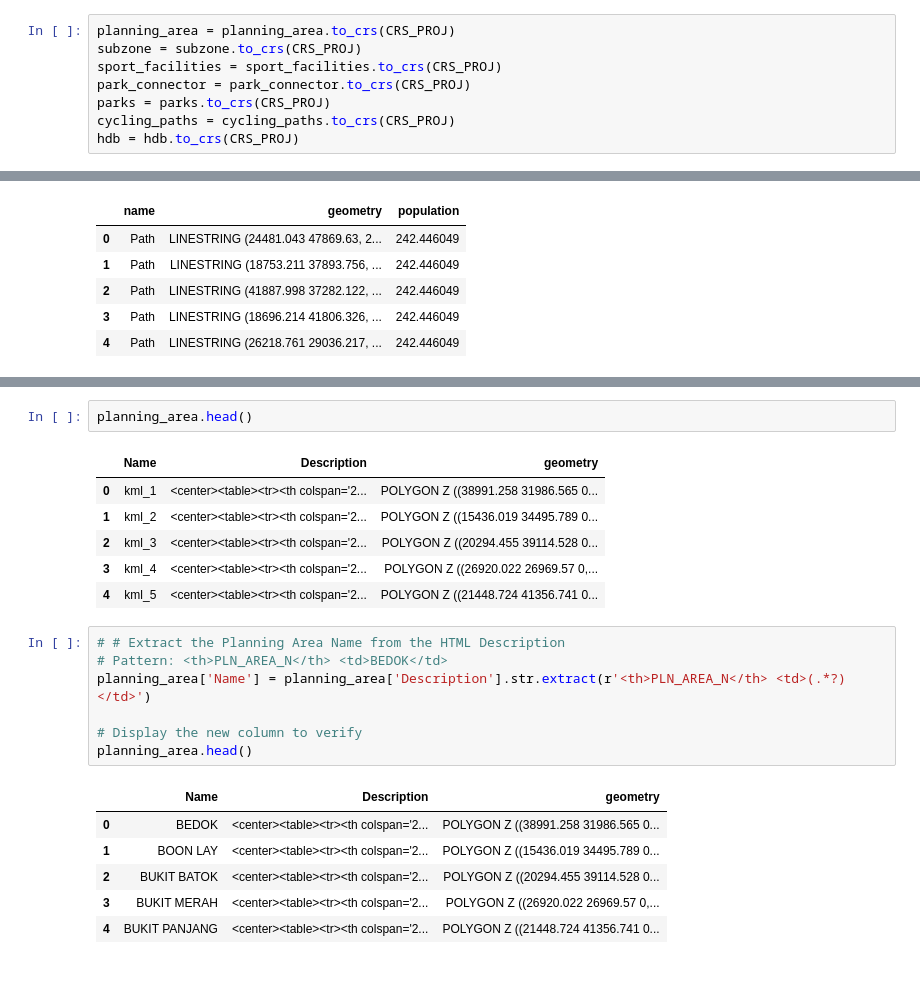
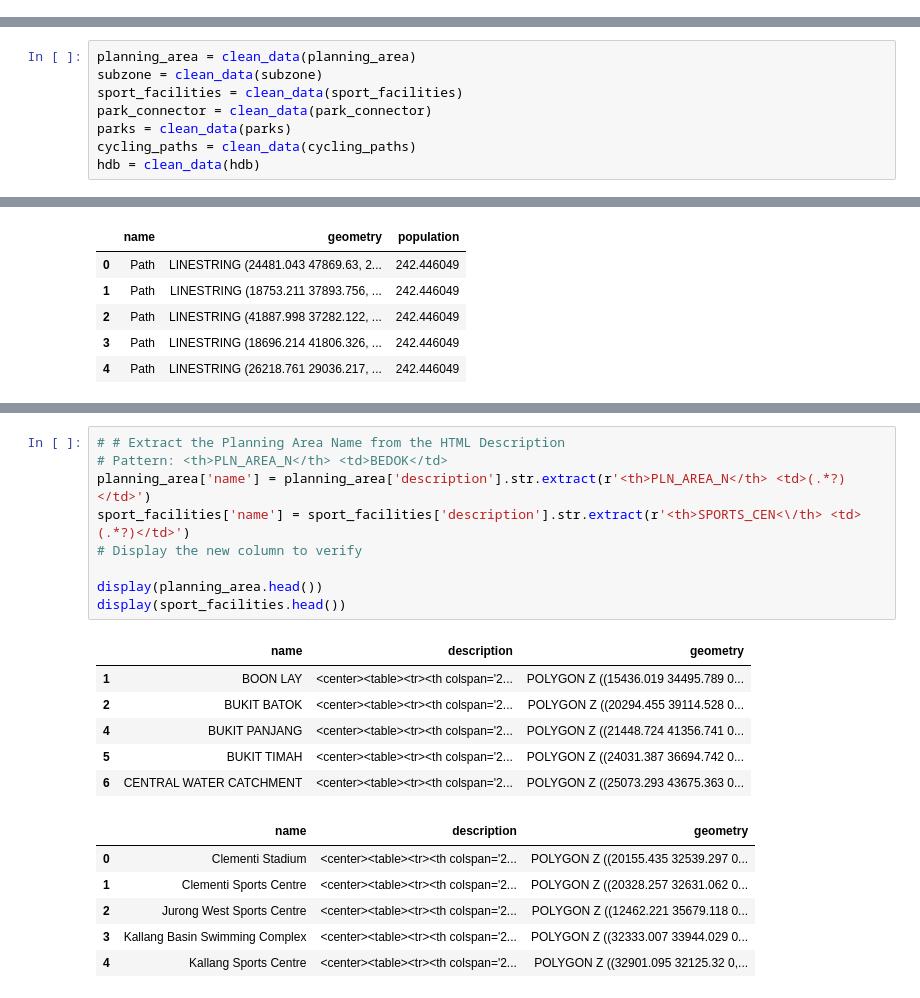
Before and after one commit to ziqiqiiii/Spatial_Equity_Analysis, a Jupyter notebook: notebooks/01_Data_Prep.ipynb, the cells around one changed output, grey strips where cells are left out. Saved outputs shown, nothing was run; the diff lists cells and outputs as text.

```diff
--- a/notebooks/01_Data_Prep.ipynb
+++ b/notebooks/01_Data_Prep.ipynb
@@ -20,11 +21,3 @@ parks = gpd.read_file(f"{raw_path}NParksParksandNatureReserves.geojson")
 park_connector = gpd.read_file(f"{raw_path}ParkConnectorLoop.geojson")
 cycling_paths = gpd.read_file(f"{raw_path}CyclingPathNetwork.geojson")
 hdb = gpd.read_file(f"{raw_path}HDBExistingBuilding.geojson")
-# %%
-planning_area = planning_area.to_crs(CRS_PROJ)
-subzone = subzone.to_crs(CRS_PROJ)
-sport_facilities = sport_facilities.to_crs(CRS_PROJ)
-park_connector = park_connector.to_crs(CRS_PROJ)
-parks = parks.to_crs(CRS_PROJ)
-cycling_paths = cycling_paths.to_crs(CRS_PROJ)
-hdb = hdb.to_crs(CRS_PROJ)
@@ -41,0 +143,8 @@ hdb.head()
+# %%
+planning_area = clean_data(planning_area)
+subzone = clean_data(subzone)
+sport_facilities = clean_data(sport_facilities)
+park_connector = clean_data(park_connector)
+parks = clean_data(parks)
+cycling_paths = clean_data(cycling_paths)
+hdb = clean_data(hdb)
@@ -78,23 +239,22 @@ subzone.head()
-# %%
-planning_area.head()
-# %% [output]
-|  | Name | Description | geometry |
-| 0 | kml_1 | <center><table><tr><th colspan='2... | POLYGON Z ((38991.258 31986.565 0... |
-| 1 | kml_2 | <center><table><tr><th colspan='2... | POLYGON Z ((15436.019 34495.789 0... |
-| 2 | kml_3 | <center><table><tr><th colspan='2... | POLYGON Z ((20294.455 39114.528 0... |
-| 3 | kml_4 | <center><table><tr><th colspan='2... | POLYGON Z ((26920.022 26969.57 0,... |
-| 4 | kml_5 | <center><table><tr><th colspan='2... | POLYGON Z ((21448.724 41356.741 0... |
 # %%
 # # Extract the Planning Area Name from the HTML Description
 # Pattern: <th>PLN_AREA_N</th> <td>BEDOK</td>
-planning_area['Name'] = planning_area['Description'].str.extract(r'<th>PLN_AREA_N</th> <td>(.*?)</td>')
+planning_area['name'] = planning_area['description'].str.extract(r'<th>PLN_AREA_N</th> <td>(.*?)</td>')
+sport_facilities['name'] = sport_facilities['description'].str.extract(r'<th>SPORTS_CEN<\/th> <td>(.*?)</td>')
+# Display the new column to verify
 
-# Display the new column to verify
-planning_area.head()
+display(planning_area.head())
+display(sport_facilities.head())
 # %% [output]
-|  | Name | Description | geometry |
-| 0 | BEDOK | <center><table><tr><th colspan='2... | POLYGON Z ((38991.258 31986.565 0... |
+|  | name | description | geometry |
 | 1 | BOON LAY | <center><table><tr><th colspan='2... | POLYGON Z ((15436.019 34495.789 0... |
 | 2 | BUKIT BATOK | <center><table><tr><th colspan='2... | POLYGON Z ((20294.455 39114.528 0... |
-| 3 | BUKIT MERAH | <center><table><tr><th colspan='2... | POLYGON Z ((26920.022 26969.57 0,... |
 | 4 | BUKIT PANJANG | <center><table><tr><th colspan='2... | POLYGON Z ((21448.724 41356.741 0... |
+| 5 | BUKIT TIMAH | <center><table><tr><th colspan='2... | POLYGON Z ((24031.387 36694.742 0... |
+| 6 | CENTRAL WATER CATCHMENT | <center><table><tr><th colspan='2... | POLYGON Z ((25073.293 43675.363 0... |
+|  | name | description | geometry |
+| 0 | Clementi Stadium | <center><table><tr><th colspan='2... | POLYGON Z ((20155.435 32539.297 0... |
+| 1 | Clementi Sports Centre | <center><table><tr><th colspan='2... | POLYGON Z ((20328.257 32631.062 0... |
+| 2 | Jurong West Sports Centre | <center><table><tr><th colspan='2... | POLYGON Z ((12462.221 35679.118 0... |
+| 3 | Kallang Basin Swimming Complex | <center><table><tr><th colspan='2... | POLYGON Z ((32333.007 33944.029 0... |
+| 4 | Kallang Sports Centre | <center><table><tr><th colspan='2... | POLYGON Z ((32901.095 32125.32 0,... |
```
Also changed, not shown: parts of 16 cells of this notebook.
